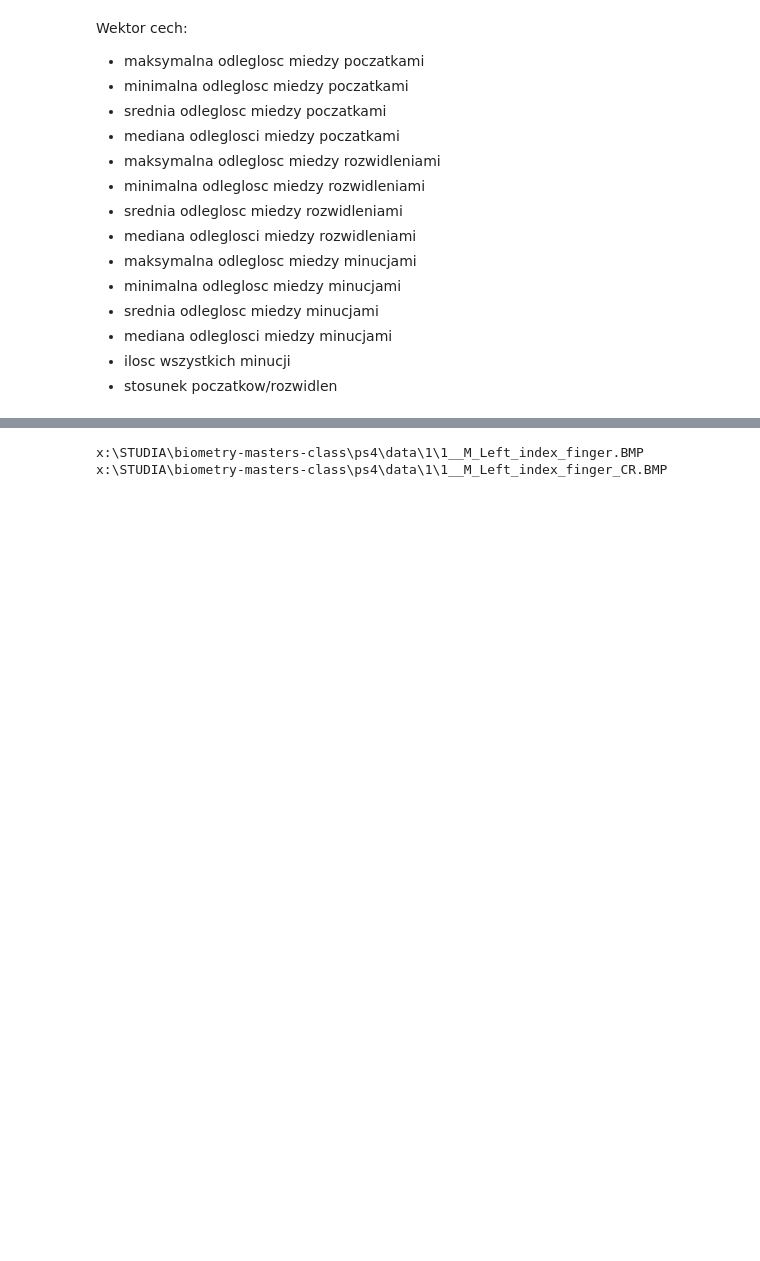
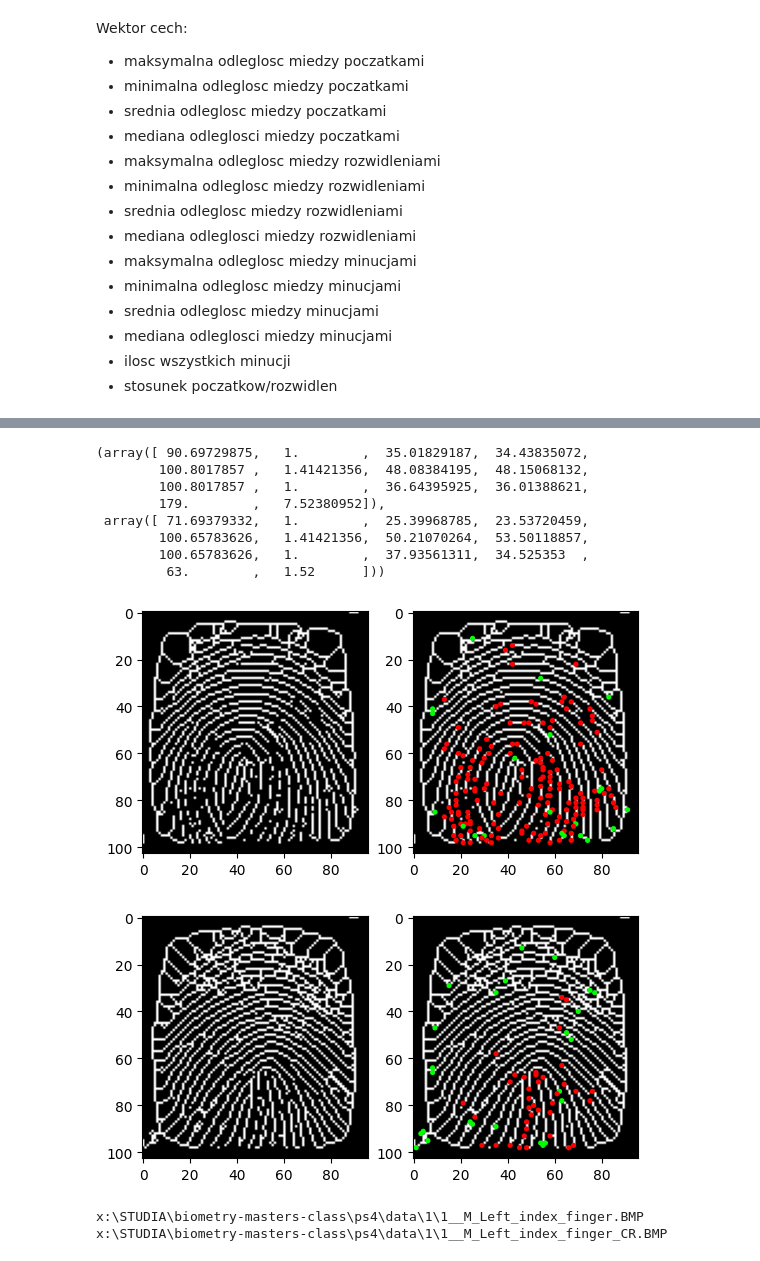
Before and after one commit to MuskoM/biometry-masters-class, a Jupyter notebook: ps4/ps4.ipynb, the cells around one changed output, grey strips where cells are left out. Drawn from its saved outputs; the diff is of its cells as text; code cells hidden in the pictures; blank space fills up the shorter version.

Commit message:
calculate accuracy

```diff
--- a/ps4/ps4.ipynb
+++ b/ps4/ps4.ipynb
@@ -270,3 +289,23 @@ Wektor cech:
+# %%
+fingerprint_skeletonize1 = preprocessing(file_mat_1)
+fig, minutae1 = find_minutae(fingerprint_skeletonize1)
+fingerprint_skeletonize2 = preprocessing(file_mat_2)
+fig, minutae2 = find_minutae(fingerprint_skeletonize2)
+
+feature_vector1 = calculate_feature_vector(minutae1)
+feature_vector2 = calculate_feature_vector(minutae2)
+feature_vector1, feature_vector2
+# %% [output]
+(array([ 90.69729875,   1.        ,  35.01829187,  34.43835072,
+        100.8017857 ,   1.41421356,  48.08384195,  48.15068132,
+        100.8017857 ,   1.        ,  36.64395925,  36.01388621,
+        179.        ,   7.52380952]),
+ array([ 71.69379332,   1.        ,  25.39968785,  23.53720459,
+        100.65783626,   1.41421356,  50.21070264,  53.50118857,
+        100.65783626,   1.        ,  37.93561311,  34.525353  ,
+         63.        ,   1.52      ]))
+[figure, added]
+[figure, added]
 # %%
 subject_folder_iter = Path.cwd().joinpath('data').joinpath('1').iterdir()
 file_1 = next(subject_folder_iter)
```
Also changed, not shown: parts of 8 cells of this notebook.
